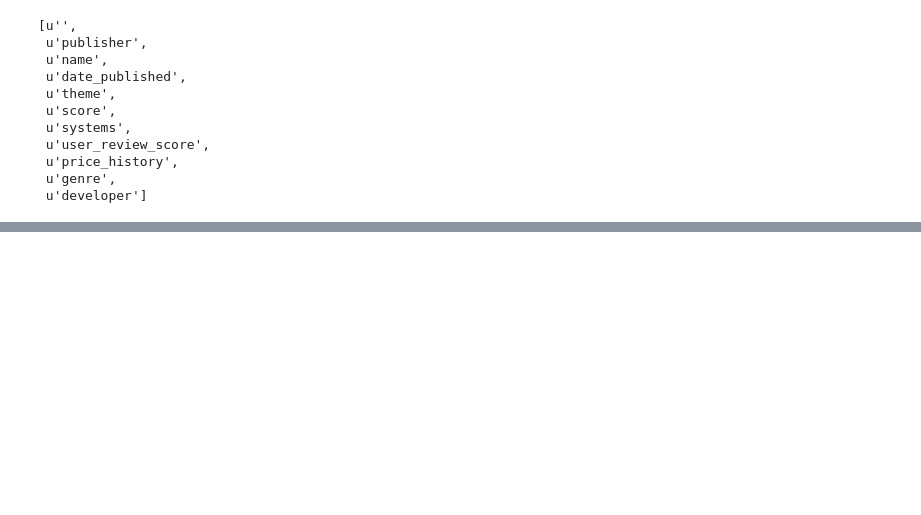
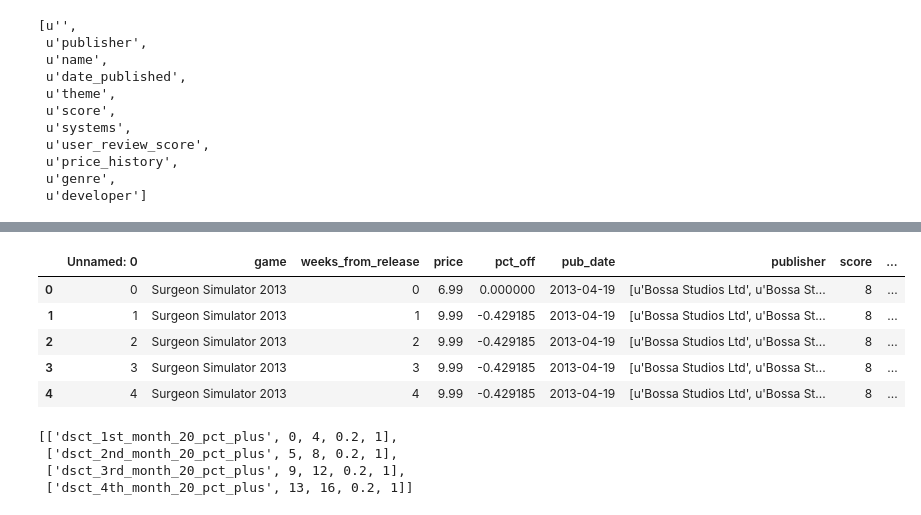
Before and after one commit to madnoodles/Krobelus, a Jupyter notebook: game_data_analysis.ipynb, the cells around one changed output, grey strips where cells are left out. Saved outputs shown, nothing was run; the diff lists cells and outputs as text; code cells hidden in the pictures; blank space fills up the shorter version.

```diff
--- a/game_data_analysis.ipynb
+++ b/game_data_analysis.ipynb
@@ -192,0 +323,39 @@ master.to_csv('master.csv')
+# %%
+master = pd.read_csv('master.csv')
+# %%
+master[:5]
+# %% [output]
+|  | Unnamed: 0 | game | weeks_from_release | price | pct_off | pub_date | publisher | score | ... |
+| 0 | 0 | Surgeon Simulator 2013 | 0 | 6.99 | 0.000000 | 2013-04-19 | [u'Bossa Studios Ltd', u'Bossa St... | 8 | ... |
+| 1 | 1 | Surgeon Simulator 2013 | 1 | 9.99 | -0.429185 | 2013-04-19 | [u'Bossa Studios Ltd', u'Bossa St... | 8 | ... |
+| 2 | 2 | Surgeon Simulator 2013 | 2 | 9.99 | -0.429185 | 2013-04-19 | [u'Bossa Studios Ltd', u'Bossa St... | 8 | ... |
+| 3 | 3 | Surgeon Simulator 2013 | 3 | 9.99 | -0.429185 | 2013-04-19 | [u'Bossa Studios Ltd', u'Bossa St... | 8 | ... |
+| 4 | 4 | Surgeon Simulator 2013 | 4 | 9.99 | -0.429185 | 2013-04-19 | [u'Bossa Studios Ltd', u'Bossa St... | 8 | ... |
+# %%
+# define the binary target variables for sales
+# def = [tier_name, start_week, end_week, discount_pct_lower_bound, discount_pct_upper_bound]
+# examples below:
+
+# programmatically generate a var for each week, +20% discount
+sales_tiers = [
+    ['dsct_week%d_20_pct'%i ,i, i, 0.2, 1]
+    for i in range(25)
+]
+#print 'by_week'
+#print sales_tiers
+
+# Use monthly hard coded values for now
+
+sales_tiers = [
+    ['dsct_1st_month_20_pct_plus' ,0, 4, 0.2, 1],
+    ['dsct_2nd_month_20_pct_plus' ,5, 8, 0.2, 1],
+    ['dsct_3rd_month_20_pct_plus' ,9, 12, 0.2, 1],
+    ['dsct_4th_month_20_pct_plus' ,13, 16, 0.2, 1],
+]
+#print 'now using month'
+sales_tiers
+# %% [output]
+[['dsct_1st_month_20_pct_plus', 0, 4, 0.2, 1],
+ ['dsct_2nd_month_20_pct_plus', 5, 8, 0.2, 1],
+ ['dsct_3rd_month_20_pct_plus', 9, 12, 0.2, 1],
+ ['dsct_4th_month_20_pct_plus', 13, 16, 0.2, 1]]
```
Also changed, not shown: parts of 23 cells of this notebook, 2 other files.
